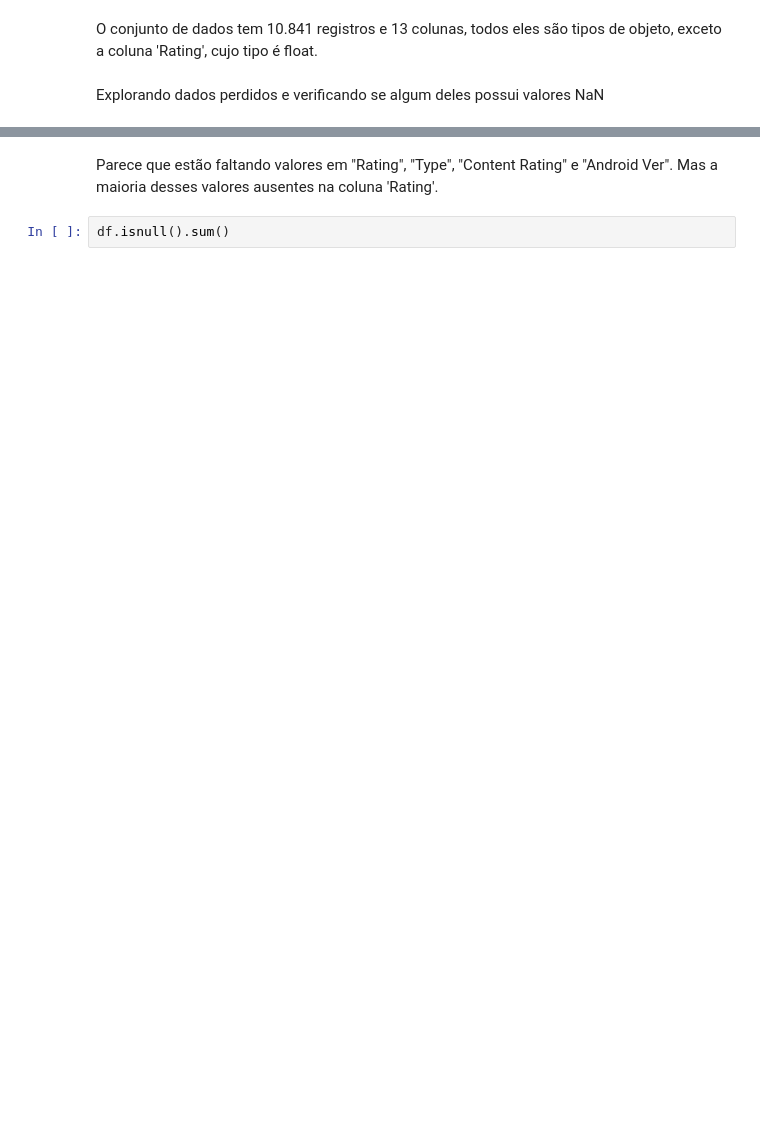
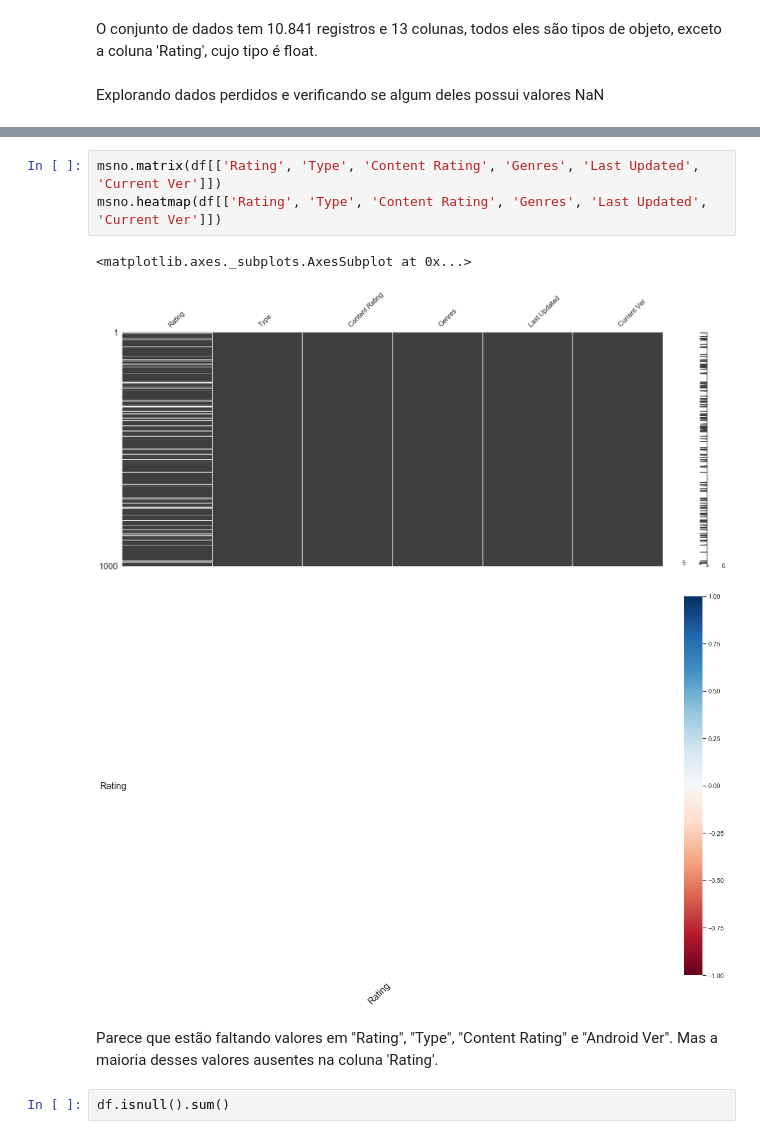
Before and after one commit to JailsonLiberato/GooglePlayStats, a Jupyter notebook: knn_random_forest.ipynb, the cells around one changed output, grey strips where cells are left out. Cells and saved outputs as stored; diff of their text form; blank space fills up the shorter version.

```diff
--- a/knn_random_forest.ipynb
+++ b/knn_random_forest.ipynb
@@ -92,3 +95,10 @@ dtype: bool
+# %%
+msno.matrix(df[['Rating', 'Type', 'Content Rating', 'Genres', 'Last Updated', 'Current Ver']])
+msno.heatmap(df[['Rating', 'Type', 'Content Rating', 'Genres', 'Last Updated', 'Current Ver']])
+# %% [output]
+<matplotlib.axes._subplots.AxesSubplot at 0x...>
+[figure, added]
+[figure, added]
 # %% [markdown]
 Parece que estão faltando valores em "Rating", "Type", "Content Rating" e "Android Ver". Mas a maioria desses valores ausentes na coluna 'Rating'.
 # %%
```
Also changed, not shown: parts of 19 cells of this notebook.
